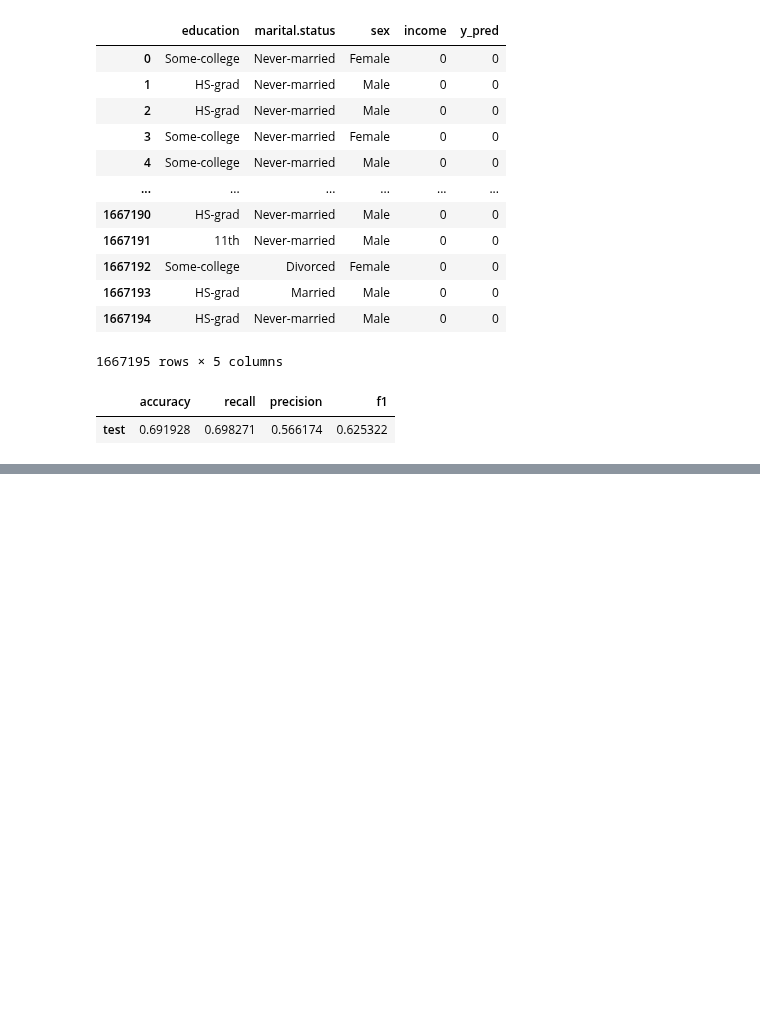
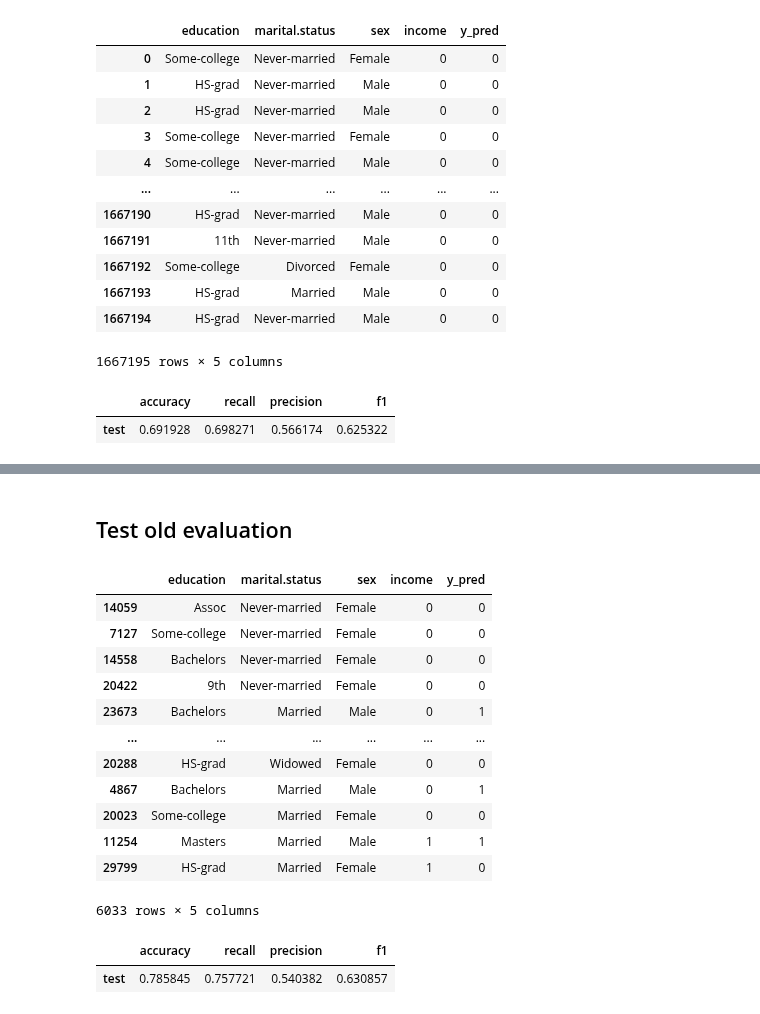
Before and after one commit to JipSchoneveld/HCML_project, a Jupyter notebook: reweigh_train.ipynb, the cells around one changed output, grey strips where cells are left out. Cells and saved outputs as stored; diff of their text form; code cells hidden in the pictures; blank space fills up the shorter version.

Commit message:
we hebben resultaat!!!!!

```diff
--- a/reweigh_train.ipynb
+++ b/reweigh_train.ipynb
@@ -65,6 +65,9 @@ test_2018 = data_2018
 print(f"Train size: {len(train)}, dev size: {len(dev)}, test old size: {len(test_old)}, test 2018 size: {len(test_2018)}")
 # %% [output]
 Train size: 21113, dev size: 3016, test old size: 6033, test 2018 size: 1667195
+# %%
+#sample test old to reweigh
+test_old = test_old.sample(n=len(test_old), replace=True, weights=test_old['weights'])
 # %%
 x_train = train.drop(columns=['income', 'weights'])
 y_train = train['income']
@@ -200,3 +203,38 @@ logreg_fair_eval_test_2018
 |  | positive rates | true positive rates | true negative rates | false positive rates | equalized odds ratio | ... |
 | Female | 0.430750 | 0.659360 | 0.662310 | 0.337690 | 1.094663 | ... |
 | Male | 0.475524 | 0.721777 | 0.718552 | 0.281448 | 1.094663 | ... |
+# %% [markdown]
+## Test old evaluation
+# %%
+y_pred_test_old = list(logreg.predict(x_test_old_encoded))
+
+logreg_results_test_old = test_old.copy() #get all the data of the dev set
+
+logreg_results_test_old = logreg_results_test_old.filter(items=FEAT_OF_INT) #keep only relevant info
+logreg_results_test_old['y_pred'] = y_pred_test_old
+logreg_results_test_old
+# %% [output]
+|  | education | marital.status | sex | income | y_pred |
+| 14059 | Assoc | Never-married | Female | 0 | 0 |
+| 7127 | Some-college | Never-married | Female | 0 | 0 |
+| 14558 | Bachelors | Never-married | Female | 0 | 0 |
+| 20422 | 9th | Never-married | Female | 0 | 0 |
+| 23673 | Bachelors | Married | Male | 0 | 1 |
+| ... | ... | ... | ... | ... | ... |
+| 20288 | HS-grad | Widowed | Female | 0 | 0 |
+| 4867 | Bachelors | Married | Male | 0 | 1 |
+| 20023 | Some-college | Married | Female | 0 | 0 |
+| 11254 | Masters | Married | Male | 1 | 1 |
+| 29799 | HS-grad | Married | Female | 1 | 0 |
+6033 rows × 5 columns
+# %%
+logreg_acc_test_old = accuracy_score(y_test_old, y_pred_test_old)
+logreg_rec_test_old = recall_score(y_test_old, y_pred_test_old)
+logreg_pre_test_old = precision_score(y_test_old, y_pred_test_old)
+logreg_f1_test_old = f1_score(y_test_old, y_pred_test_old)
+logreg_eval_test_old = pd.DataFrame({'accuracy': [logreg_acc_test_old], 'recall': [logreg_rec_test_old], 'precision': [logreg_pre_test_old], 'f1': [logreg_f1_test_old]}, index=['test'])
+logreg_eval_test_old.to_csv(os.path.join('Results', 'weighted', 'test_weighted_old_eval.csv'),sep='\t')
+logreg_eval_test_old
+# %% [output]
+|  | accuracy | recall | precision | f1 |
+| test | 0.785845 | 0.757721 | 0.540382 | 0.630857 |
```
Also changed, not shown: parts of 2 cells of this notebook, 3 other files.
